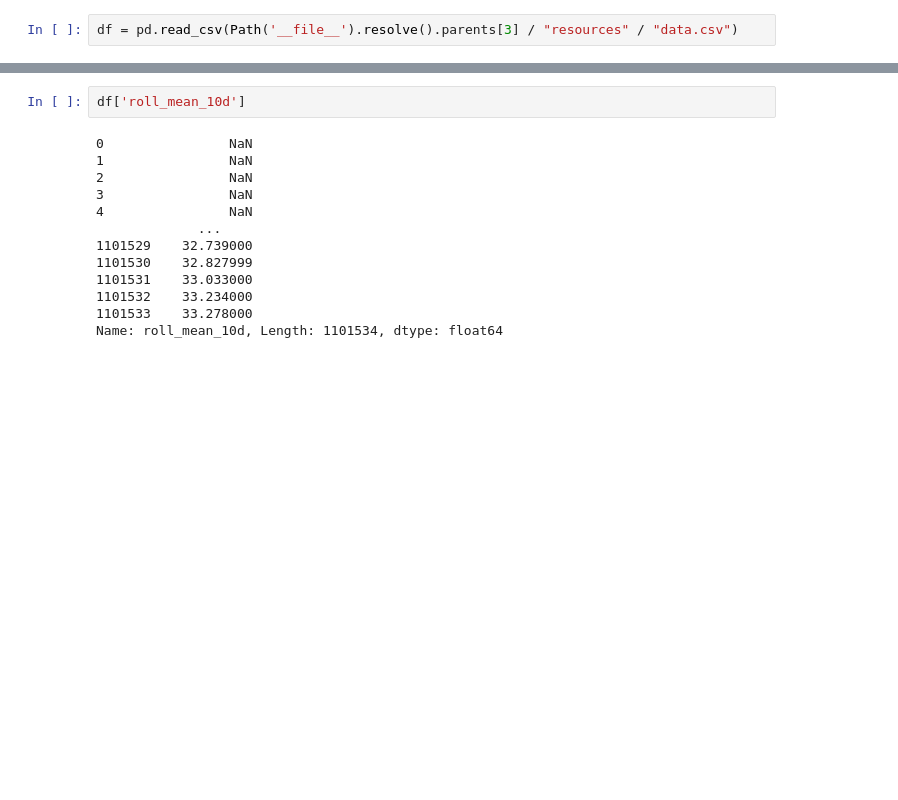
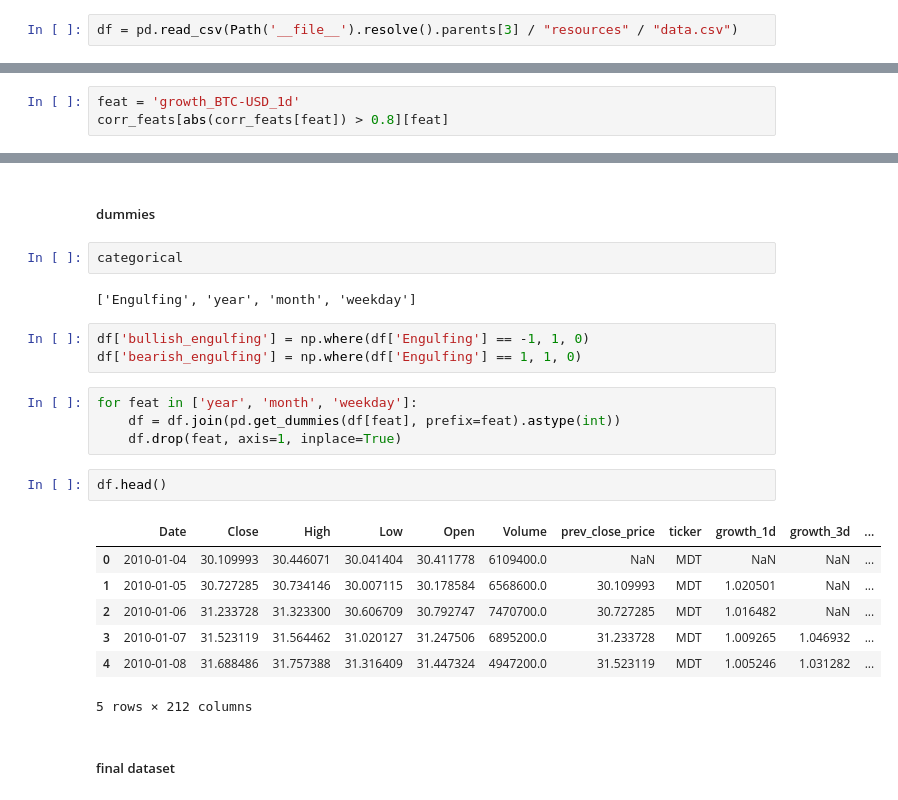
Before and after one commit to foookinaaa/trading_strategy, a Jupyter notebook: src/trading_strategy/notebooks/2_eda.ipynb, the cells around one changed output, grey strips where cells are left out. Drawn from its saved outputs; the diff is of its cells as text; blank space fills up the shorter version.

```diff
--- a/src/trading_strategy/notebooks/2_eda.ipynb
+++ b/src/trading_strategy/notebooks/2_eda.ipynb
@@ -23,0 +196,3 @@ np.int64(2691)
+# %%
+feat = 'growth_BTC-USD_1d'
+corr_feats[abs(corr_feats[feat]) > 0.8][feat]
@@ -24,16 +222,26 @@ np.int64(2691)
+# %% [markdown]
+##### dummies
+# %%
+categorical
+# %% [output]
+['Engulfing', 'year', 'month', 'weekday']
+# %%
+df['bullish_engulfing'] = np.where(df['Engulfing'] == -1, 1, 0)
+df['bearish_engulfing'] = np.where(df['Engulfing'] == 1, 1, 0)
+# %%
+for feat in ['year', 'month', 'weekday']:
+    df = df.join(pd.get_dummies(df[feat], prefix=feat).astype(int))
+    df.drop(feat, axis=1, inplace=True)
 # %%
-df['roll_mean_10d']
+df.head()
 # %% [output]
+|  | Date | Close | High | Low | Open | Volume | prev_close_price | ticker | growth_1d | growth_3d | ... |
+| 0 | 2010-01-04 | 30.109993 | 30.446071 | 30.041404 | 30.411778 | 6109400.0 | NaN | MDT | NaN | NaN | ... |
+| 1 | 2010-01-05 | 30.727285 | 30.734146 | 30.007115 | 30.178584 | 6568600.0 | 30.109993 | MDT | 1.020501 | NaN | ... |
+| 2 | 2010-01-06 | 31.233728 | 31.323300 | 30.606709 | 30.792747 | 7470700.0 | 30.727285 | MDT | 1.016482 | NaN | ... |
+| 3 | 2010-01-07 | 31.523119 | 31.564462 | 31.020127 | 31.247506 | 6895200.0 | 31.233728 | MDT | 1.009265 | 1.046932 | ... |
+| 4 | 2010-01-08 | 31.688486 | 31.757388 | 31.316409 | 31.447324 | 4947200.0 | 31.523119 | MDT | 1.005246 | 1.031282 | ... |
-0                NaN
-1                NaN
-2                NaN
-3                NaN
-4                NaN
-             ...
-1101529    32.739000
-1101530    32.827999
-1101531    33.033000
-1101532    33.234000
-1101533    33.278000
-Name: roll_mean_10d, Length: 1101534, dtype: float64
+5 rows × 212 columns
+# %% [markdown]
+##### final dataset
 # %%
```
Also changed, not shown: parts of 30 cells of this notebook, 3 other files.
